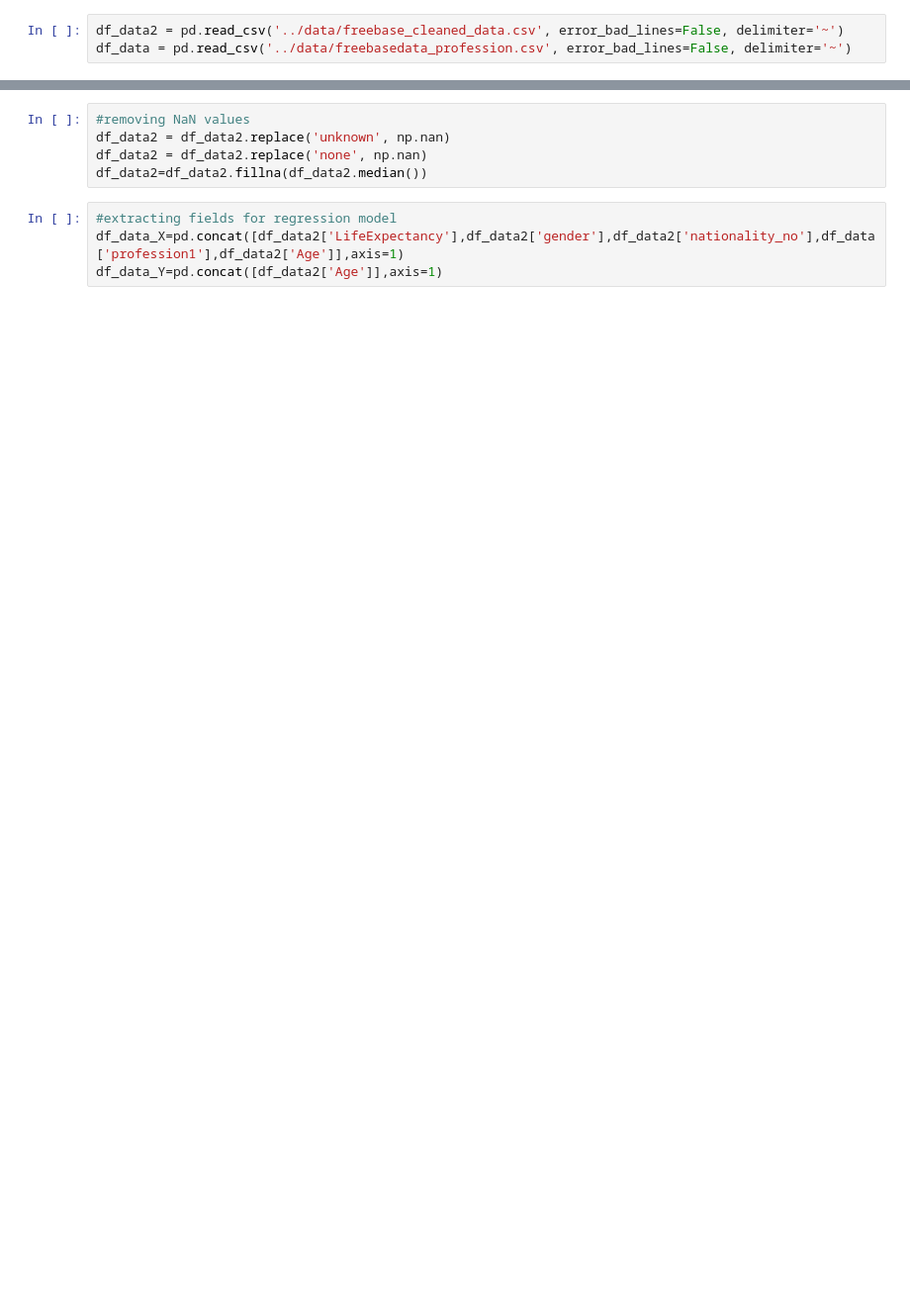
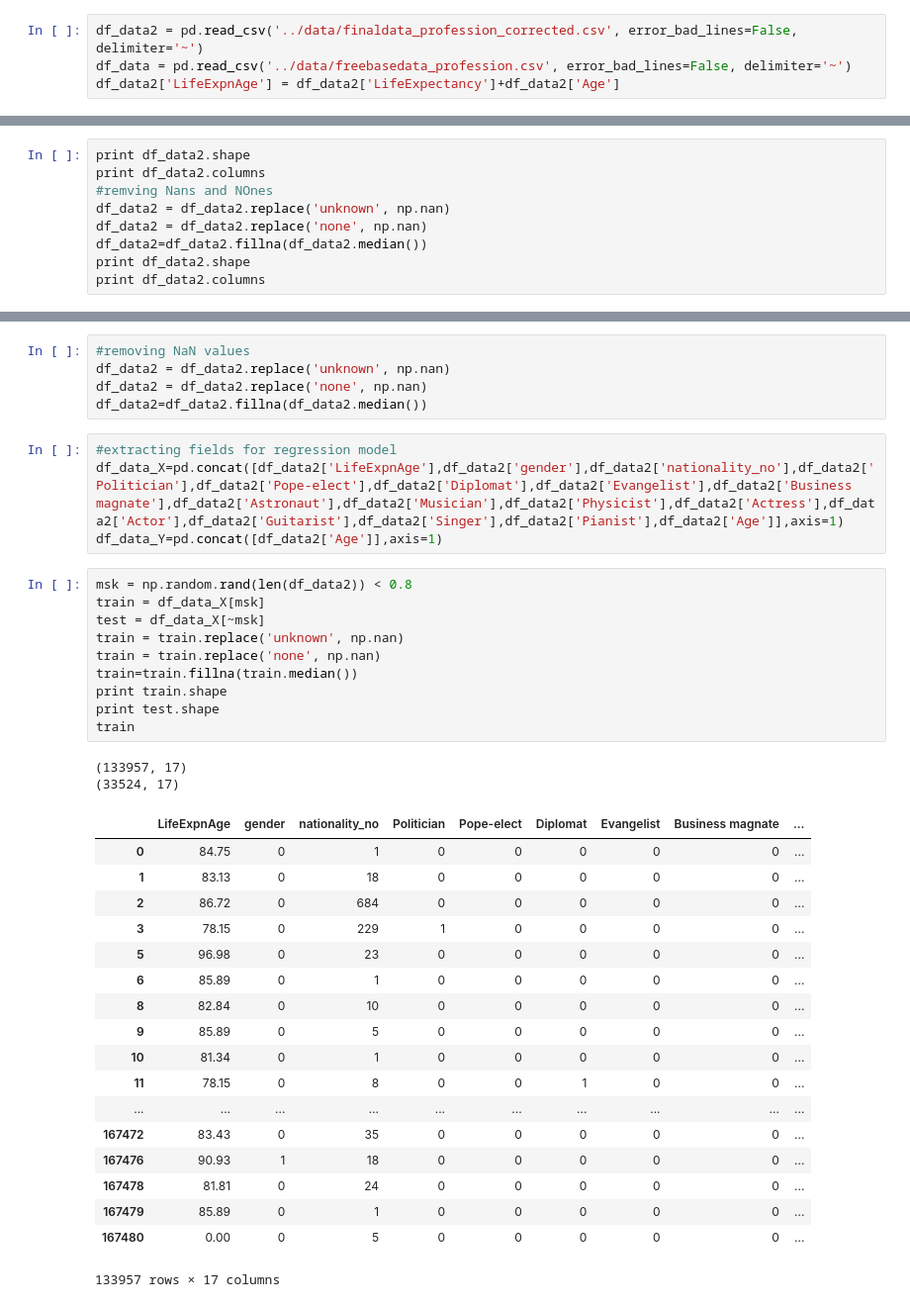
Before and after one commit to aashray/Data_Science, a Jupyter notebook: project_assignment_3_status/notebook/Freebase_regression.ipynb, the cells around one changed output, grey strips where cells are left out. Shown: that part at 99% size. Drawn from its saved outputs; the diff is of its cells as text; blank space fills up the shorter version.

Commit message:
Eval_Life_tables

```diff
--- a/project_assignment_3_status/notebook/Freebase_regression.ipynb
+++ b/project_assignment_3_status/notebook/Freebase_regression.ipynb
@@ -7,5 +7,6 @@ import numpy as np
 from sklearn import datasets, linear_model
 import statsmodels.api as sm
 # %%
-df_data2 = pd.read_csv('../data/freebase_cleaned_data.csv', error_bad_lines=False, delimiter='~')
+df_data2 = pd.read_csv('../data/finaldata_profession_corrected.csv', error_bad_lines=False, delimiter='~')
 df_data = pd.read_csv('../data/freebasedata_profession.csv', error_bad_lines=False, delimiter='~')
+df_data2['LifeExpnAge'] = df_data2['LifeExpectancy']+df_data2['Age']
@@ -15,0 +13,9 @@ df_data.shape
+# %%
+print df_data2.shape
+print df_data2.columns
+#remving Nans and NOnes
+df_data2 = df_data2.replace('unknown', np.nan)
+df_data2 = df_data2.replace('none', np.nan)
+df_data2=df_data2.fillna(df_data2.median())
+print df_data2.shape
+print df_data2.columns
@@ -20,6 +31,37 @@ df_data2 = df_data2.replace('none', np.nan)
 df_data2=df_data2.fillna(df_data2.median())
 # %%
 #extracting fields for regression model
-df_data_X=pd.concat([df_data2['LifeExpectancy'],df_data2['gender'],df_data2['nationality_no'],df_data['profession1'],df_data2['Age']],axis=1)
+df_data_X=pd.concat([df_data2['LifeExpnAge'],df_data2['gender'],df_data2['nationality_no'],df_data2['Politician'],df_data2['Pope-elect'],df_data2['Diplomat'],df_data2['Evangelist'],df_data2['Business magnate'],df_data2['Astronaut'],df_data2['Musician'],df_data2['Physicist'],df_data2['Actress'],df_data2['Actor'],df_data2['Guitarist'],df_data2['Singer'],df_data2['Pianist'],df_data2['Age']],axis=1)
 df_data_Y=pd.concat([df_data2['Age']],axis=1)
+# %%
+msk = np.random.rand(len(df_data2)) < 0.8
+train = df_data_X[msk]
+test = df_data_X[~msk]
+train = train.replace('unknown', np.nan)
+train = train.replace('none', np.nan)
+train=train.fillna(train.median())
+print train.shape
+print test.shape
+train
+# %% [output]
+(133957, 17)
+(33524, 17)
+|  | LifeExpnAge | gender | nationality_no | Politician | Pope-elect | Diplomat | Evangelist | Business magnate | ... |
+| 0 | 84.75 | 0 | 1 | 0 | 0 | 0 | 0 | 0 | ... |
+| 1 | 83.13 | 0 | 18 | 0 | 0 | 0 | 0 | 0 | ... |
+| 2 | 86.72 | 0 | 684 | 0 | 0 | 0 | 0 | 0 | ... |
+| 3 | 78.15 | 0 | 229 | 1 | 0 | 0 | 0 | 0 | ... |
+| 5 | 96.98 | 0 | 23 | 0 | 0 | 0 | 0 | 0 | ... |
+| 6 | 85.89 | 0 | 1 | 0 | 0 | 0 | 0 | 0 | ... |
+| 8 | 82.84 | 0 | 10 | 0 | 0 | 0 | 0 | 0 | ... |
+| 9 | 85.89 | 0 | 5 | 0 | 0 | 0 | 0 | 0 | ... |
+| 10 | 81.34 | 0 | 1 | 0 | 0 | 0 | 0 | 0 | ... |
+| 11 | 78.15 | 0 | 8 | 0 | 0 | 1 | 0 | 0 | ... |
+| ... | ... | ... | ... | ... | ... | ... | ... | ... | ... |
+| 167472 | 83.43 | 0 | 35 | 0 | 0 | 0 | 0 | 0 | ... |
+| 167476 | 90.93 | 1 | 18 | 0 | 0 | 0 | 0 | 0 | ... |
+| 167478 | 81.81 | 0 | 24 | 0 | 0 | 0 | 0 | 0 | ... |
+| 167479 | 85.89 | 0 | 1 | 0 | 0 | 0 | 0 | 0 | ... |
+| 167480 | 0.00 | 0 | 5 | 0 | 0 | 0 | 0 | 0 | ... |
+133957 rows × 17 columns
 # %%
```
Also changed, not shown: parts of 5 cells of this notebook, 2 other files.
